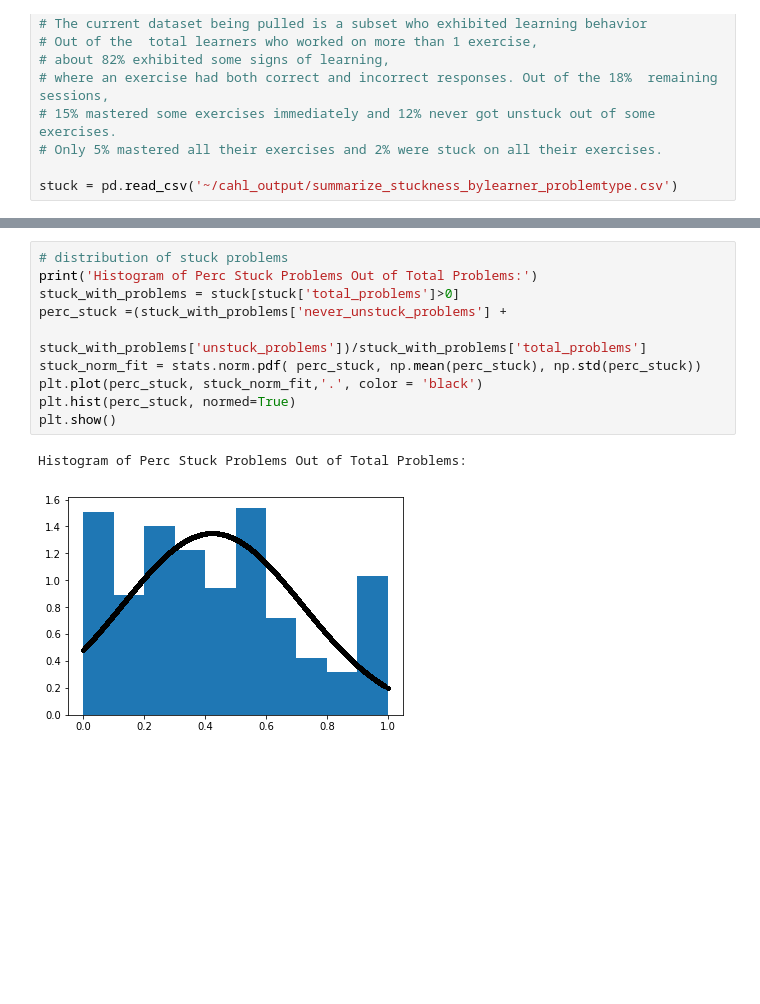
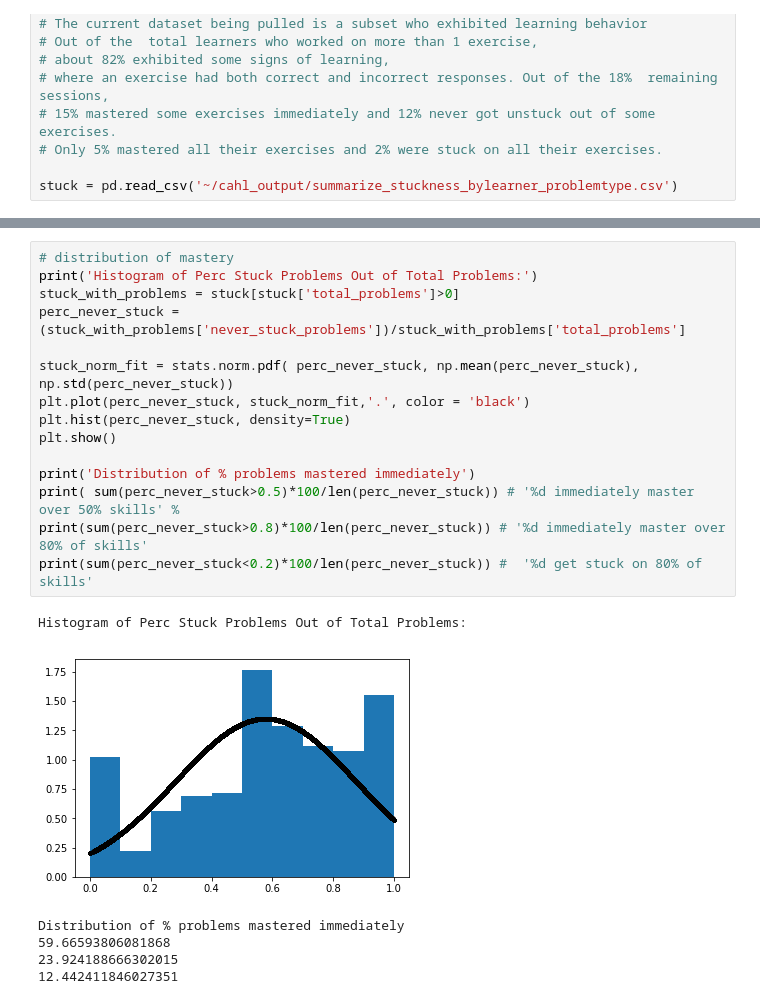
Before and after one commit to catli/cahl-remediation-research, a Jupyter notebook: Aggregate stuckness summary data .ipynb, the cells around one changed output, grey strips where cells are left out. Saved outputs shown, nothing was run; the diff lists cells and outputs as text; blank space fills up the shorter version.

Commit message:
update summarize stuckness

```diff
--- a/Aggregate stuckness summary data .ipynb
+++ b/Aggregate stuckness summary data .ipynb
@@ -113,16 +140,25 @@ Summary of Metrics:
 # %%
-# distribution of stuck problems
+# distribution of mastery
 print('Histogram of Perc Stuck Problems Out of Total Problems:')
 stuck_with_problems = stuck[stuck['total_problems']>0]
-perc_stuck =(stuck_with_problems['never_unstuck_problems'] +
-               stuck_with_problems['unstuck_problems'])/stuck_with_problems['total_problems']
-stuck_norm_fit = stats.norm.pdf( perc_stuck, np.mean(perc_stuck), np.std(perc_stuck))
-plt.plot(perc_stuck, stuck_norm_fit,'.', color = 'black')
-plt.hist(perc_stuck, normed=True)
+perc_never_stuck =(stuck_with_problems['never_stuck_problems'])/stuck_with_problems['total_problems']
+
+stuck_norm_fit = stats.norm.pdf( perc_never_stuck, np.mean(perc_never_stuck), np.std(perc_never_stuck))
+plt.plot(perc_never_stuck, stuck_norm_fit,'.', color = 'black')
+plt.hist(perc_never_stuck, density=True)
 plt.show()
+
+print('Distribution of % problems mastered immediately')
+print( sum(perc_never_stuck>0.5)*100/len(perc_never_stuck)) # '%d immediately master over 50% skills' %
+print(sum(perc_never_stuck>0.8)*100/len(perc_never_stuck)) # '%d immediately master over 80% of skills'
+print(sum(perc_never_stuck<0.2)*100/len(perc_never_stuck)) #  '%d get stuck on 80% of skills'
 # %% [output]
 Histogram of Perc Stuck Problems Out of Total Problems:
-[figure, old version]
+[figure, new version]
+Distribution of % problems mastered immediately
+59.66593806081868
+23.924188666302015
+12.442411846027351
 # %%
 plt.close()
 print('Histogram of Perc Unstuck Problems Out of Total Stuck:')
```
Also changed, not shown: parts of 3 cells of this notebook, 2 other files.
